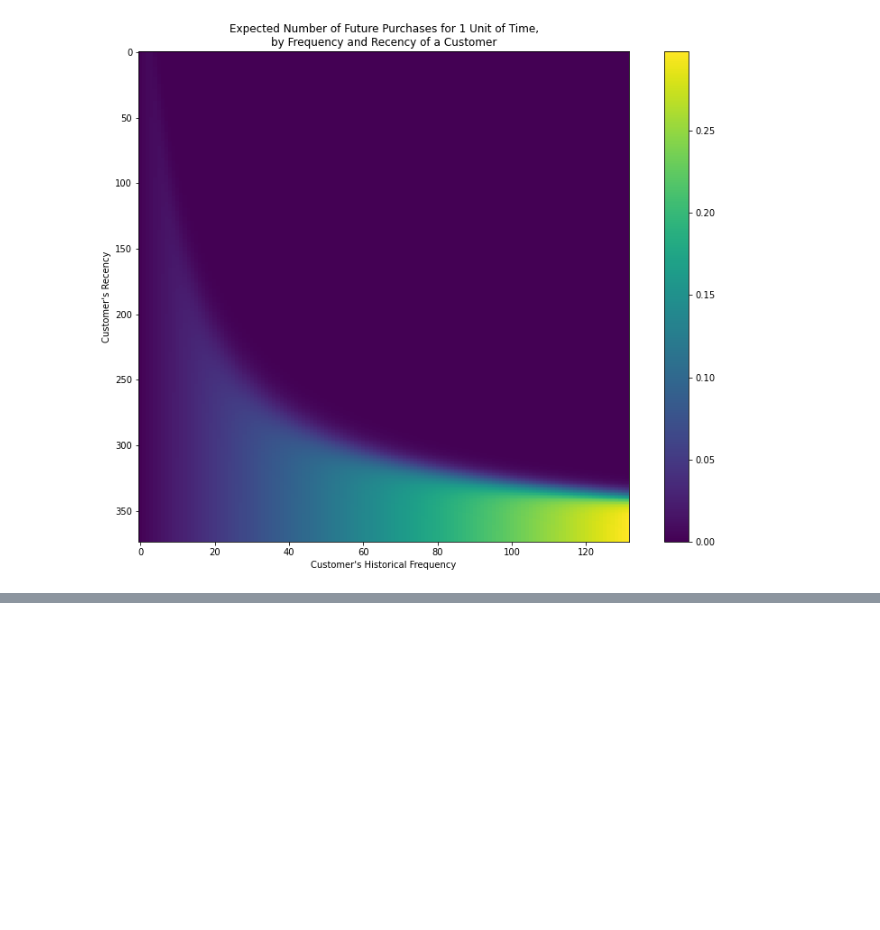
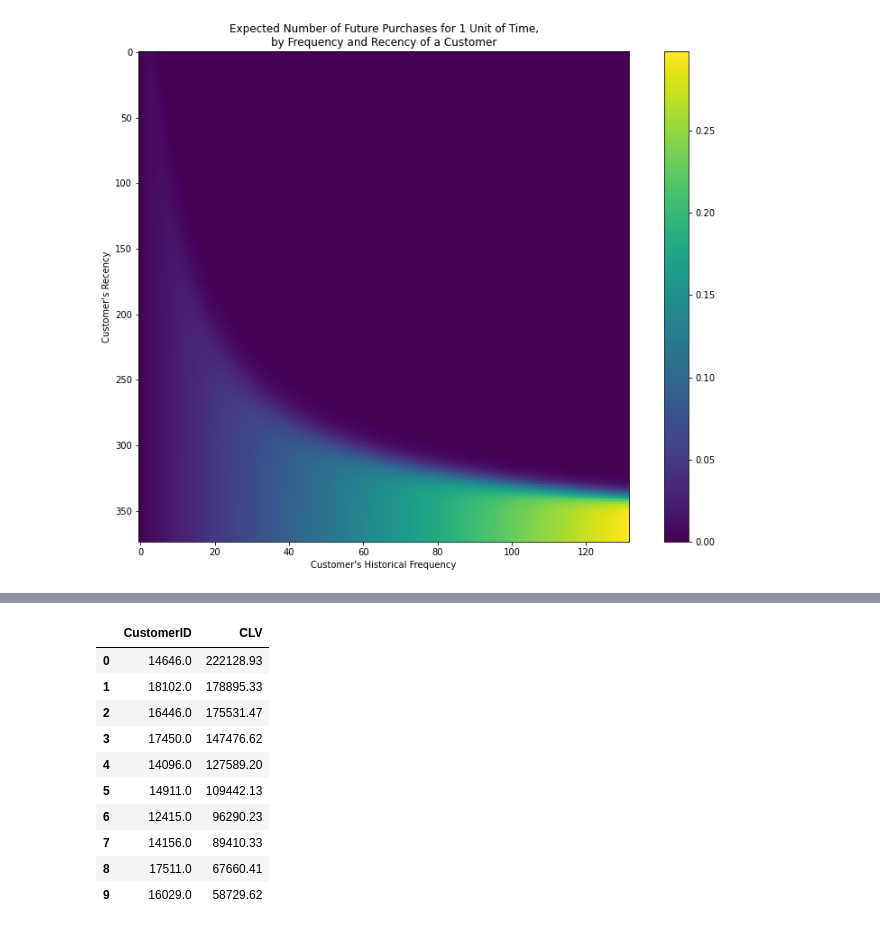
Before and after one commit to shubhamkoul007/Acquire-Valued-Shopper-Challenge-Team1-TDL, a Jupyter notebook: Team1_Project1_1.ipynb, the cells around one changed output, grey strips where cells are left out. Saved outputs shown, nothing was run; the diff lists cells and outputs as text; code cells hidden in the pictures; blank space fills up the shorter version.

```diff
--- a/Team1_Project1_1.ipynb
+++ b/Team1_Project1_1.ipynb
@@ -194,0 +299,22 @@ plot_period_transactions(bgf)
+# %%
+#Calculate Customer Lifetime Value
+lf_data['CLV'] = round(ggf.customer_lifetime_value(
+    bgf, lf_data['frequency'],lf_data['recency'],
+    lf_data['T'], lf_data['monetary_value'],
+    time=12, discount_rate=0.01 ), 2)
+
+lf_data.drop( lf_data.iloc[:, 0:6], inplace=True, axis=1 )
+
+lf_data.sort_values(by='CLV', ascending=False).head(10).reset_index()
+# %% [output]
+|  | CustomerID | CLV |
+| 0 | 14646.0 | 222128.93 |
+| 1 | 18102.0 | 178895.33 |
+| 2 | 16446.0 | 175531.47 |
+| 3 | 17450.0 | 147476.62 |
+| 4 | 14096.0 | 127589.20 |
+| 5 | 14911.0 | 109442.13 |
+| 6 | 12415.0 | 96290.23 |
+| 7 | 14156.0 | 89410.33 |
+| 8 | 17511.0 | 67660.41 |
+| 9 | 16029.0 | 58729.62 |
```
Also changed, not shown: parts of 10 cells of this notebook.
